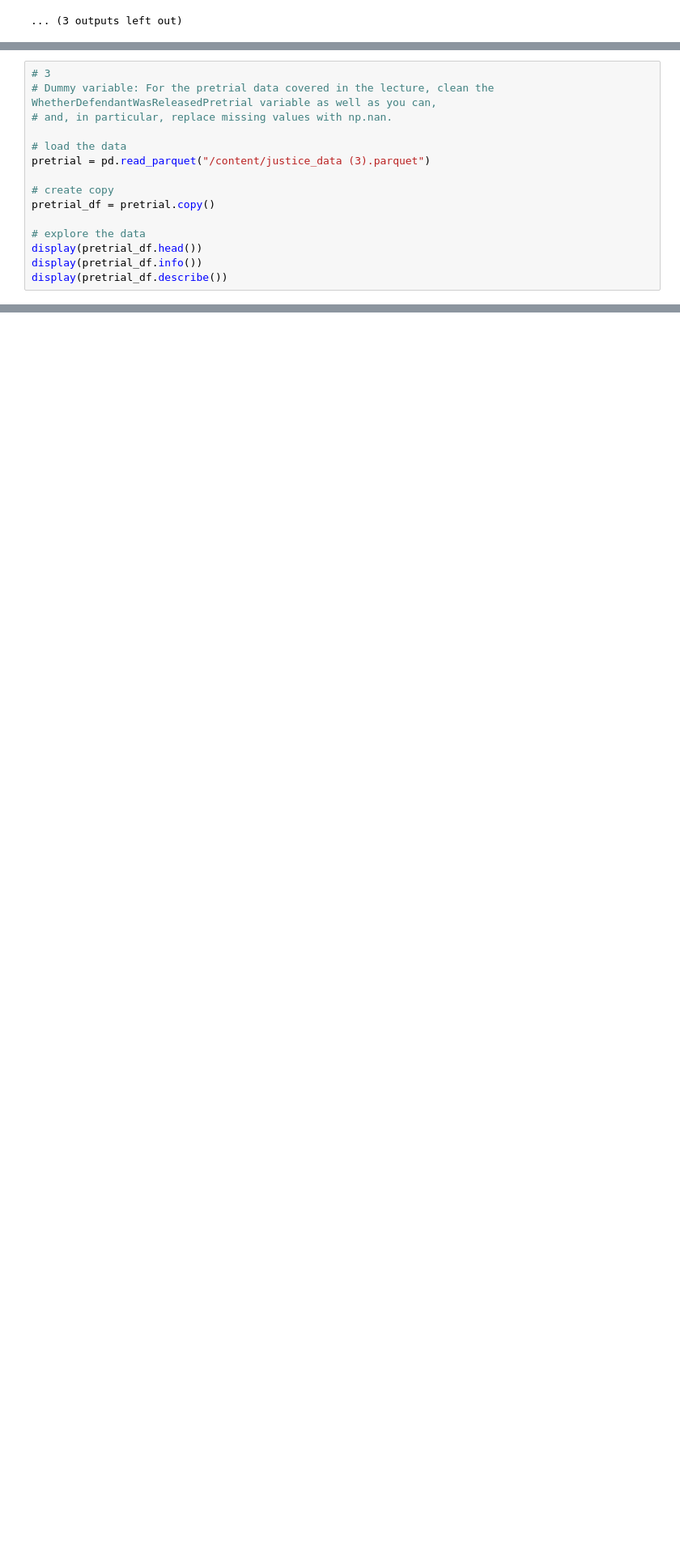
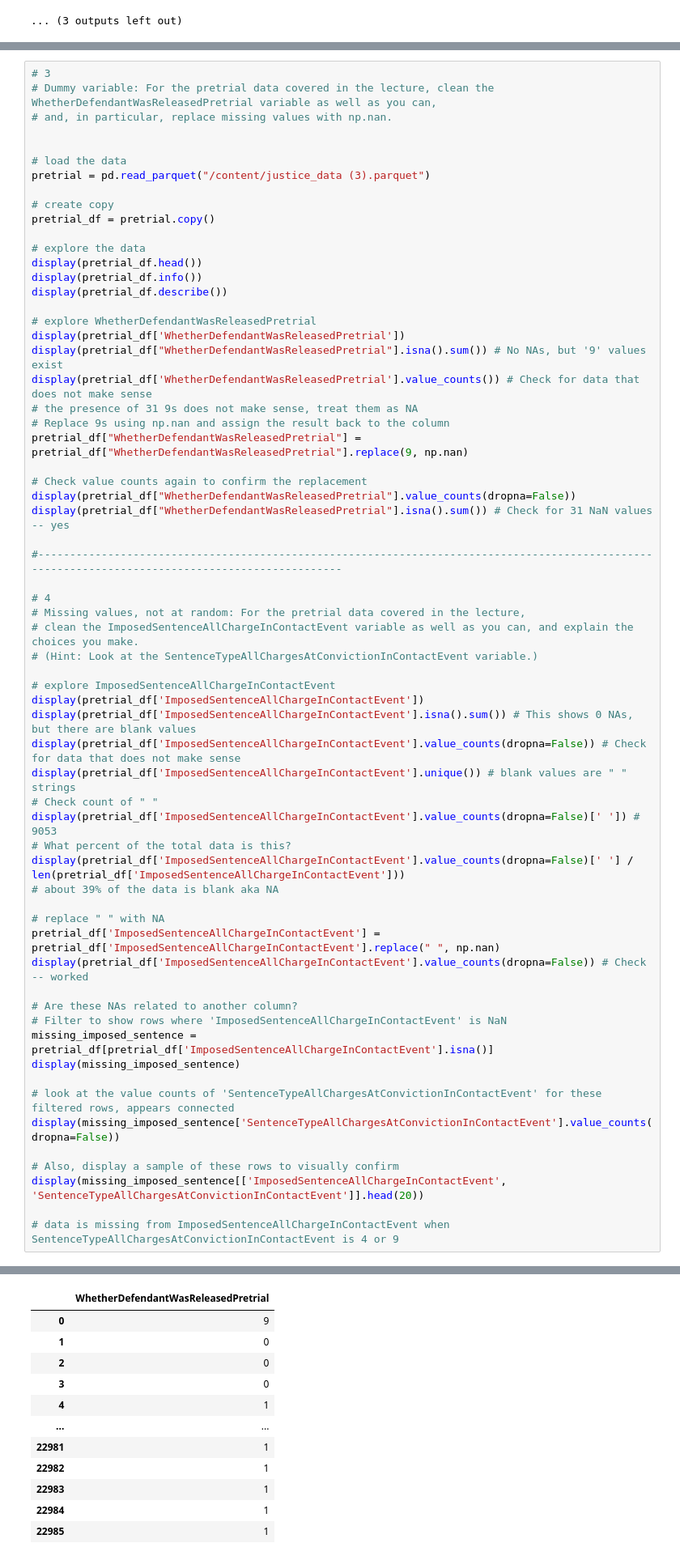
Before and after one commit to dylanmulieri/wrangling, a Jupyter notebook: assignment/assignment.ipynb, the cells around one changed output, grey strips where cells are left out. Shown at 81% size. Saved outputs shown, nothing was run; the diff lists cells and outputs as text; blank space fills up the shorter version.

```diff
--- a/assignment/assignment.ipynb
+++ b/assignment/assignment.ipynb
@@ -217,6 +217,7 @@ np.float64(0.7619342359767892)
 # 3
 # Dummy variable: For the pretrial data covered in the lecture, clean the WhetherDefendantWasReleasedPretrial variable as well as you can,
 # and, in particular, replace missing values with np.nan.
+
 
 # load the data
 pretrial = pd.read_parquet("/content/justice_data (3).parquet")
@@ -225,30 +226,89 @@ pretrial = pd.read_parquet("/content/justice_data (3).parquet")
 pretrial_df = pretrial.copy()
 
 # explore the data
 display(pretrial_df.head())
 display(pretrial_df.info())
 display(pretrial_df.describe())
+
+# explore WhetherDefendantWasReleasedPretrial
+display(pretrial_df['WhetherDefendantWasReleasedPretrial'])
+display(pretrial_df["WhetherDefendantWasReleasedPretrial"].isna().sum()) # No NAs, but '9' values exist
+display(pretrial_df['WhetherDefendantWasReleasedPretrial'].value_counts()) # Check for data that does not make sense
+# the presence of 31 9s does not make sense, treat them as NA
+# Replace 9s using np.nan and assign the result back to the column
+pretrial_df["WhetherDefendantWasReleasedPretrial"] = pretrial_df["WhetherDefendantWasReleasedPretrial"].replace(9, np.nan)
+
+# Check value counts again to confirm the replacement
+display(pretrial_df["WhetherDefendantWasReleasedPretrial"].value_counts(dropna=False))
+display(pretrial_df["WhetherDefendantWasReleasedPretrial"].isna().sum()) # Check for 31 NaN values -- yes
+
+#--------------------------------------------------------------------------------------------------------------------------------------------------
+
+# 4
+# Missing values, not at random: For the pretrial data covered in the lecture,
+# clean the ImposedSentenceAllChargeInContactEvent variable as well as you can, and explain the choices you make.
+# (Hint: Look at the SentenceTypeAllChargesAtConvictionInContactEvent variable.)
+
+# explore ImposedSentenceAllChargeInContactEvent
+display(pretrial_df['ImposedSentenceAllChargeInContactEvent'])
+display(pretrial_df['ImposedSentenceAllChargeInContactEvent'].isna().sum()) # This shows 0 NAs, but there are blank values
+display(pretrial_df['ImposedSentenceAllChargeInContactEvent'].value_counts(dropna=False)) # Check for data that does not make sense
+display(pretrial_df['ImposedSentenceAllChargeInContactEvent'].unique()) # blank values are " " strings
+# Check count of " "
+display(pretrial_df['ImposedSentenceAllChargeInContactEvent'].value_counts(dropna=False)[' ']) # 9053
+# What percent of the total data is this?
+display(pretrial_df['ImposedSentenceAllChargeInContactEvent'].value_counts(dropna=False)[' '] / len(pretrial_df['ImposedSentenceAllChargeInContactEvent']))
+# about 39% of the data is blank aka NA
+
+# replace " " with NA
+pretrial_df['ImposedSentenceAllChargeInContactEvent'] = pretrial_df['ImposedSentenceAllChargeInContactEvent'].replace(" ", np.nan)
+display(pretrial_df['ImposedSentenceAllChargeInContactEvent'].value_counts(dropna=False)) # Check -- worked
+
+# Are these NAs related to another column?
+# Filter to show rows where 'ImposedSentenceAllChargeInContactEvent' is NaN
+missing_imposed_sentence = pretrial_df[pretrial_df['ImposedSentenceAllChargeInContactEvent'].isna()]
+display(missing_imposed_sentence)
+
+# look at the value counts of 'SentenceTypeAllChargesAtConvictionInContactEvent' for these filtered rows, appears connected
+display(missing_imposed_sentence['SentenceTypeAllChargesAtConvictionInContactEvent'].value_counts(dropna=False))
+
+# Also, display a sample of these rows to visually confirm
+display(missing_imposed_sentence[['ImposedSentenceAllChargeInContactEvent', 'SentenceTypeAllChargesAtConvictionInContactEvent']].head(20))
+
+# data is missing from ImposedSentenceAllChargeInContactEvent when SentenceTypeAllChargesAtConvictionInContactEvent is 4 or 9
 # %% [output]
 |  | InternalStudyID | REQ_REC# | Defendant_Sex | Defendant_Race | Defendant_BirthYear | Defendant_Age | ... |
 | 0 | ADI00001 | 1 | M | W | 1986 | 31 | ... |
 | 1 | ADI00007 | 3 | M | B | 1956 | 60 | ... |
 | 2 | ADI00008 | 4 | M | W | 1990 | 27 | ... |
 | 3 | CDI00036 | 6 | M | B | 1989 | 27 | ... |
 | 4 | CDI00038 | 7 | F | W | 1988 | 28 | ... |
 5 rows × 709 columns
 <class 'pandas.core.frame.DataFrame'>
 RangeIndex: 22986 entries, 0 to 22985
 Columns: 709 entries, InternalStudyID to CrimeCommission2021ReportClassificationofDefendants
 dtypes: int64(63), object(646)
 memory usage: 124.3+ MB
 None
 |  | Defendant_AgeGroup | Defendant_AttorneyTypeAtCaseClosure | Defendant_IndigencyStatus | WhetherDefendantWasReleasedPretrial | ... |
 | count | 22986.000000 | 22986.000000 | 22986.000000 | 22986.000000 | ... |
 | mean | 3.391543 | 3.303750 | 1.927869 | 0.845428 | ... |
 | std | 1.293381 | 10.713382 | 10.779928 | 0.477276 | ... |
 | min | 2.000000 | 0.000000 | 0.000000 | 0.000000 | ... |
 | 25% | 2.000000 | 1.000000 | 0.000000 | 1.000000 | ... |
 | 50% | 3.000000 | 2.000000 | 0.000000 | 1.000000 | ... |
 | 75% | 4.000000 | 4.000000 | 1.000000 | 1.000000 | ... |
 | max | 9.000000 | 99.000000 | 99.000000 | 9.000000 | ... |
 8 rows × 63 columns
+|  | WhetherDefendantWasReleasedPretrial |
+| 0 | 9 |
+| 1 | 0 |
+| 2 | 0 |
+| 3 | 0 |
+| 4 | 1 |
+| ... | ... |
+| 22981 | 1 |
+| 22982 | 1 |
+| 22983 | 1 |
+| 22984 | 1 |
+| 22985 | 1 |
```
Also changed, not shown: parts of 2 cells of this notebook.
